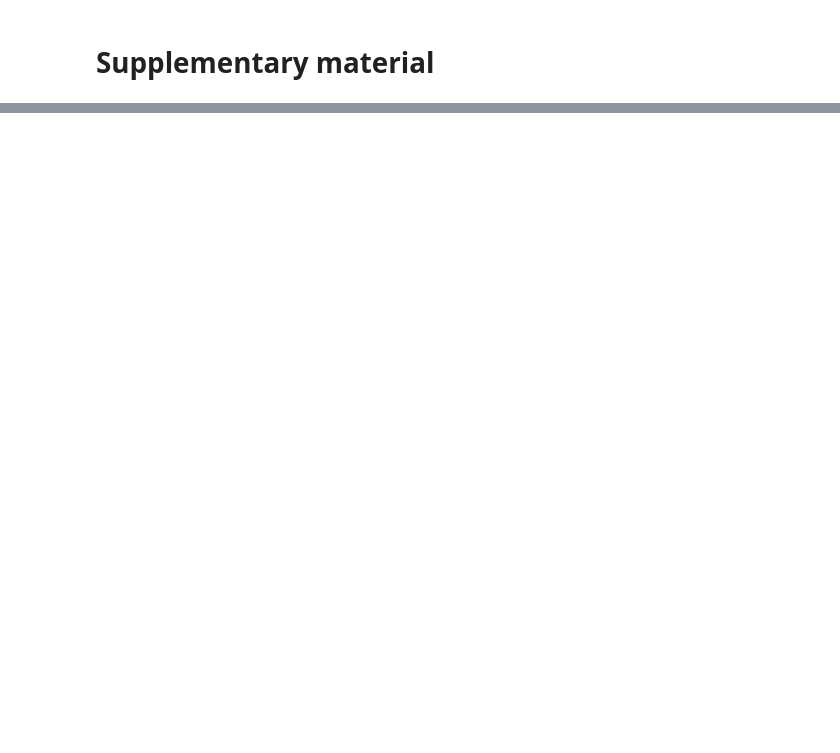
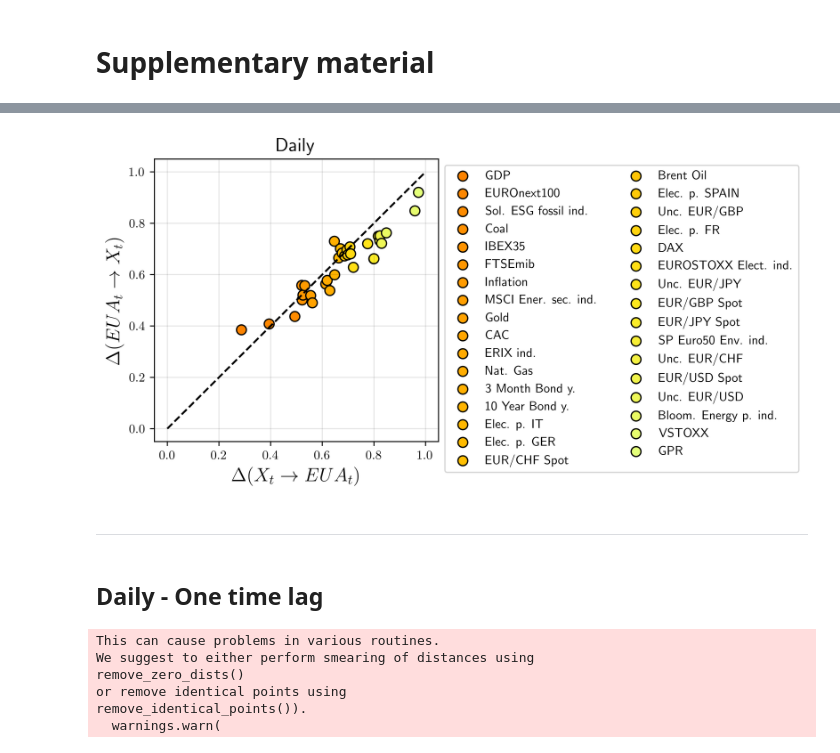
Before and after one commit to SaveChris/Inf-Imb-for-EUA23, a Jupyter notebook: SRC/S_Supplementary_material.ipynb, the cells around one changed output, grey strips where cells are left out. Drawn from its saved outputs; the diff is of its cells as text; code cells hidden in the pictures; blank space fills up the shorter version.

```diff
--- a/SRC/S_Supplementary_material.ipynb
+++ b/SRC/S_Supplementary_material.ipynb
@@ -28,9 +23,8 @@ np.set_printoptions(precision=12)
 # %%
-# Import the datasets
-files = ["../GPNowcastingForecasting/daily_data.txt"]
+files = ["../Data/daily_data.txt"]
 file_labels = ["day"]
 
-X_labels = np.array(['GPR', 'VSTOXX', 'Unc. EUR/USD', 'Unc. EUR/JPY', 'Unc. EUR/GBP', 'Unc. EUR/CHF',
+labels = np.array(['GPR', 'VSTOXX', 'Unc. EUR/USD', 'Unc. EUR/JPY', 'Unc. EUR/GBP', 'Unc. EUR/CHF',
        'Nat. Gas', 'Elec. p. SPAIN', 'Elec. p. GER', 'Elec. p. IT',
        'Elec. p. FR', 'Brent Oil', 'Coal', 'Gold', 'EUR/USD Spot',
        'EUR/JPY Spot', 'EUR/GBP Spot', 'EUR/CHF Spot',
@@ -72,0 +118,12 @@ sort_idx = np.argsort(sing_imbalances[1])
+# %%
+inf_imb_y_to_X = []
+inf_imb_y_to_X_average = []
+
+for i in range(X.shape[1]):
+    print(i)
+    X_i = X[:, [i]]
+    d_x_i = squareform(pdist(X_i, 'euclidean'))
+    d = Data(y, maxk=y.shape[0]-1)
+    d.compute_distances()
+    inf_imb_y_to_X.append(_get_imbalance_from_d1_to_d2(d, d_X))
+    inf_imb_y_to_X_average.append(_get_average_imbalance_from_d1_to_d2(d, d_x_i))
@@ -72,0 +174,31 @@ sort_idx = np.argsort(sing_imbalances[1])
+# %%
+sort_idx = np.argsort(inf_imb_X_to_y_average)
+inf_imb_X_to_y_average = np.array(inf_imb_X_to_y_average)[sort_idx]
+inf_imb_X_to_y = np.array(inf_imb_X_to_y)[sort_idx]
+labels = labels[sort_idx]
+inf_imb_y_to_X_average = np.array(inf_imb_y_to_X_average)[sort_idx]
+inf_imb_y_to_X = np.array(inf_imb_y_to_X)[sort_idx]
+# %%
+enumeration = np.arange(1, len(inf_imb_X_to_y_average)+1)
+single_imbs = np.zeros((33,2))
+single_imbs[:,0] = inf_imb_X_to_y_average
+single_imbs[:,1] = inf_imb_y_to_X_average
+# %%
+fig, ax = plt.subplots(figsize=(4,4), dpi = 700)
+ax.set_facecolor("white")
+for i, imbs in enumerate(single_imbs):
+    plt.scatter(imbs[0], imbs[1], color = colors1_test[i], s=60, edgecolor ='k', label = labels[i])
+plt.plot([0, 1], 'k--')
+plt.legend(ncol = 2, bbox_to_anchor=(1.0, 1.))
+plt.xlabel(r'$\Delta(X_{t} \rightarrow EUA_{t})$', fontsize=15)
+plt.ylabel(r'$\Delta(EUA_{t}\rightarrow X_{t})$', fontsize=15)
+plt.title('Daily', fontsize=15)
+plt.grid(axis='both',color="black", alpha=.1)
+plt.show()
+fig.savefig('../Figures/FigS1_Imbalance_Daily.png', dpi=700)
+# %% [output]
+[figure, added]
+# %% [markdown]
+***
+# %% [markdown]
+## Daily - One time lag
@@ -72,0 +249,18 @@ sort_idx = np.argsort(sing_imbalances[1])
+# %%
+d_y = Data(y_l, maxk=y_l.shape[0]-1)
+d_y.compute_distances()
+
+d_X = Data(X_l, maxk=X_l.shape[0]-1)
+d_X.compute_distances()
+
+d_y_dist_matrix = squareform(pdist(y_l, 'euclidean'))
+imbalance_old = _get_imbalance_from_d1_to_d2(d_X, d_y)
+imbalance_new =_get_imbalance_from_d1_to_d2(d_y, d_X)
+imbalance_average_X_to_y = _get_average_imbalance_from_d1_to_d2(d_X, d_y_dist_matrix)
+# %% [output]
+This can cause problems in various routines.
+We suggest to either perform smearing of distances using
+remove_zero_dists()
+or remove identical points using
+remove_identical_points()).
+  warnings.warn(
```
Also changed, not shown: parts of 18 cells of this notebook.
